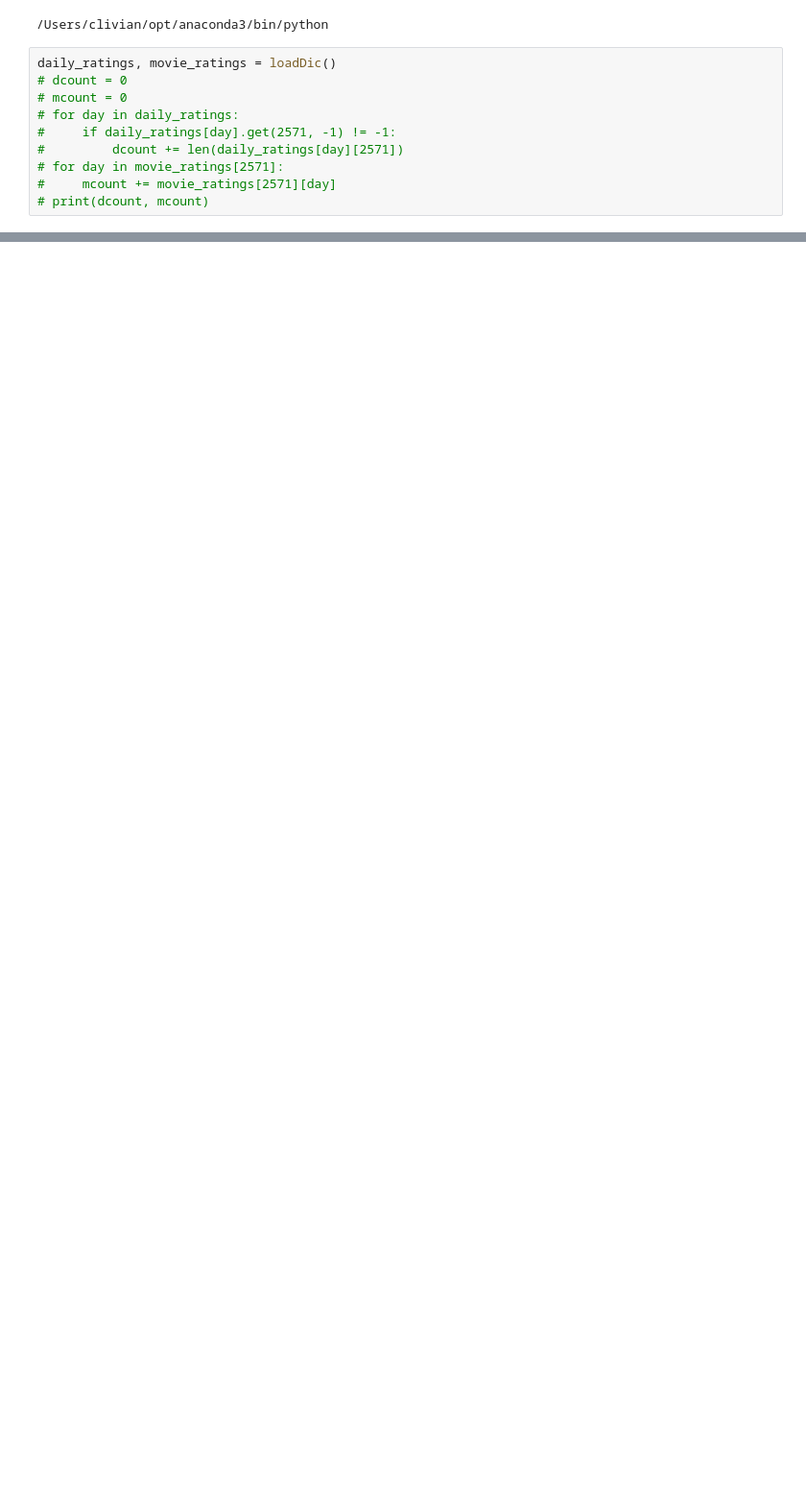
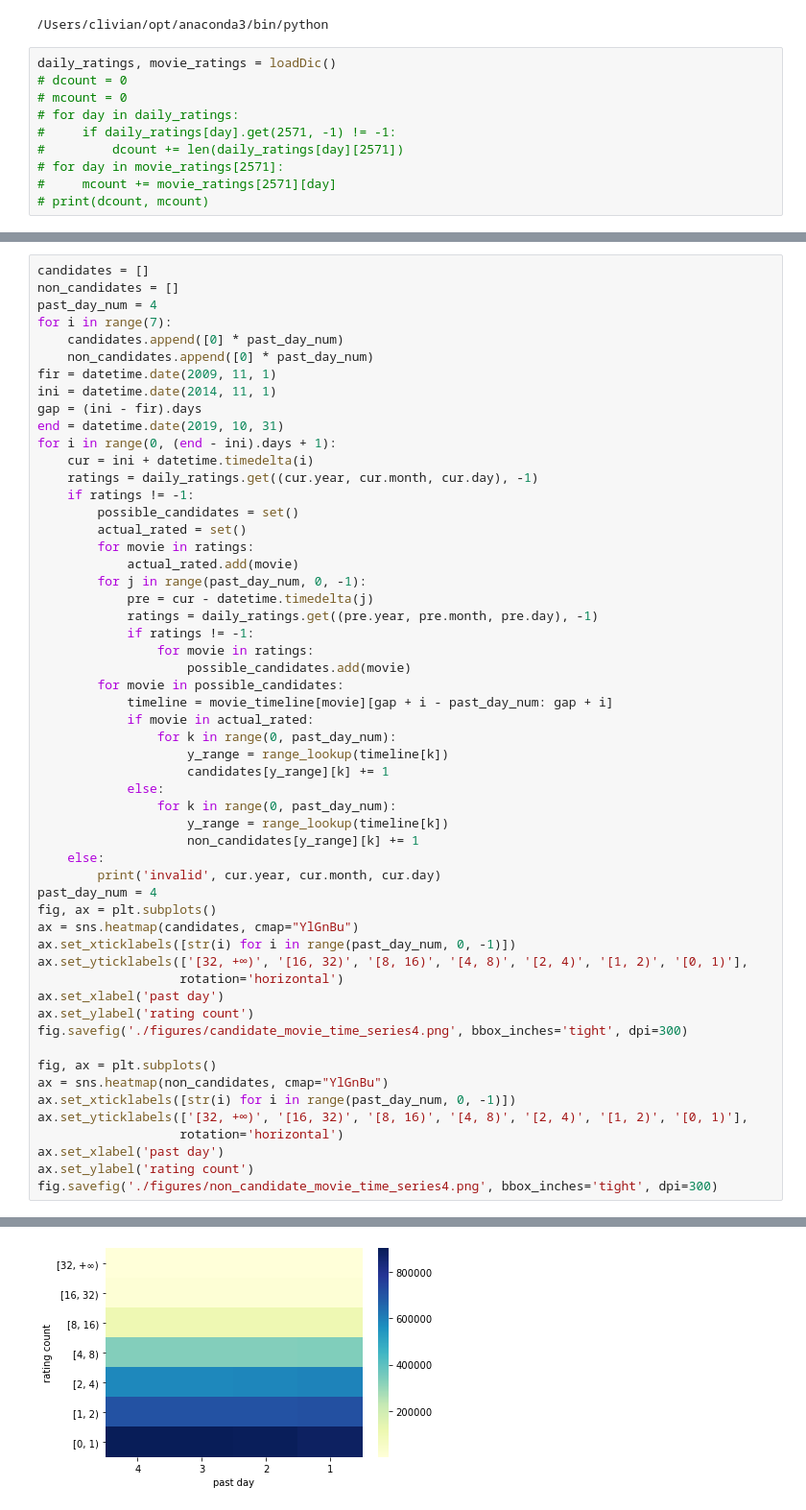
Before and after one commit to liguanlong/Final-Year-Project, a Jupyter notebook: customisedRecommender.ipynb, the cells around one changed output, grey strips where cells are left out. Shown at 96% size. Drawn from its saved outputs; the diff is of its cells as text; blank space fills up the shorter version.

```diff
--- a/customisedRecommender.ipynb
+++ b/customisedRecommender.ipynb
@@ -196,0 +330,56 @@ for candidate in candidates_based_on_yesterday:
+# %%
+candidates = []
+non_candidates = []
+past_day_num = 4
+for i in range(7):
+    candidates.append([0] * past_day_num)
+    non_candidates.append([0] * past_day_num)
+fir = datetime.date(2009, 11, 1)
+ini = datetime.date(2014, 11, 1)
+gap = (ini - fir).days
+end = datetime.date(2019, 10, 31)
+for i in range(0, (end - ini).days + 1):
+    cur = ini + datetime.timedelta(i)
+    ratings = daily_ratings.get((cur.year, cur.month, cur.day), -1)
+    if ratings != -1:
+        possible_candidates = set()
+        actual_rated = set()
+        for movie in ratings:
+            actual_rated.add(movie)
+        for j in range(past_day_num, 0, -1):
+            pre = cur - datetime.timedelta(j)
+            ratings = daily_ratings.get((pre.year, pre.month, pre.day), -1)
+            if ratings != -1:
+                for movie in ratings:
+                    possible_candidates.add(movie)
+        for movie in possible_candidates:
+            timeline = movie_timeline[movie][gap + i - past_day_num: gap + i]
+            if movie in actual_rated:
+                for k in range(0, past_day_num):
+                    y_range = range_lookup(timeline[k])
+                    candidates[y_range][k] += 1
+            else:
+                for k in range(0, past_day_num):
+                    y_range = range_lookup(timeline[k])
+                    non_candidates[y_range][k] += 1
+    else:
+        print('invalid', cur.year, cur.month, cur.day)
+past_day_num = 4
+fig, ax = plt.subplots()
+ax = sns.heatmap(candidates, cmap="YlGnBu")
+ax.set_xticklabels([str(i) for i in range(past_day_num, 0, -1)])
+ax.set_yticklabels(['[32, +∞)', '[16, 32)', '[8, 16)', '[4, 8)', '[2, 4)', '[1, 2)', '[0, 1)'],
+                   rotation='horizontal')
+ax.set_xlabel('past day')
+ax.set_ylabel('rating count')
+fig.savefig('./figures/candidate_movie_time_series4.png', bbox_inches='tight', dpi=300)
+
+fig, ax = plt.subplots()
+ax = sns.heatmap(non_candidates, cmap="YlGnBu")
+ax.set_xticklabels([str(i) for i in range(past_day_num, 0, -1)])
+ax.set_yticklabels(['[32, +∞)', '[16, 32)', '[8, 16)', '[4, 8)', '[2, 4)', '[1, 2)', '[0, 1)'],
+                   rotation='horizontal')
+ax.set_xlabel('past day')
+ax.set_ylabel('rating count')
+fig.savefig('./figures/non_candidate_movie_time_series4.png', bbox_inches='tight', dpi=300)
+# %% [output]
@@ -196,0 +389 @@ for candidate in candidates_based_on_yesterday:
+[figure, added]
```
Also changed, not shown: parts of 21 cells of this notebook, 29 other files.
